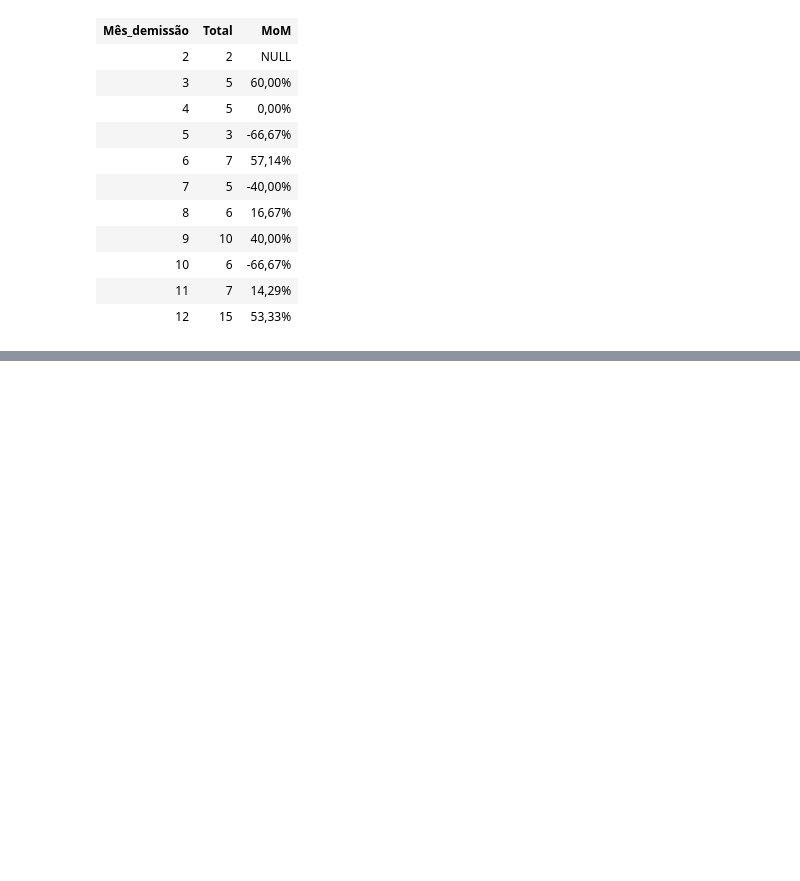
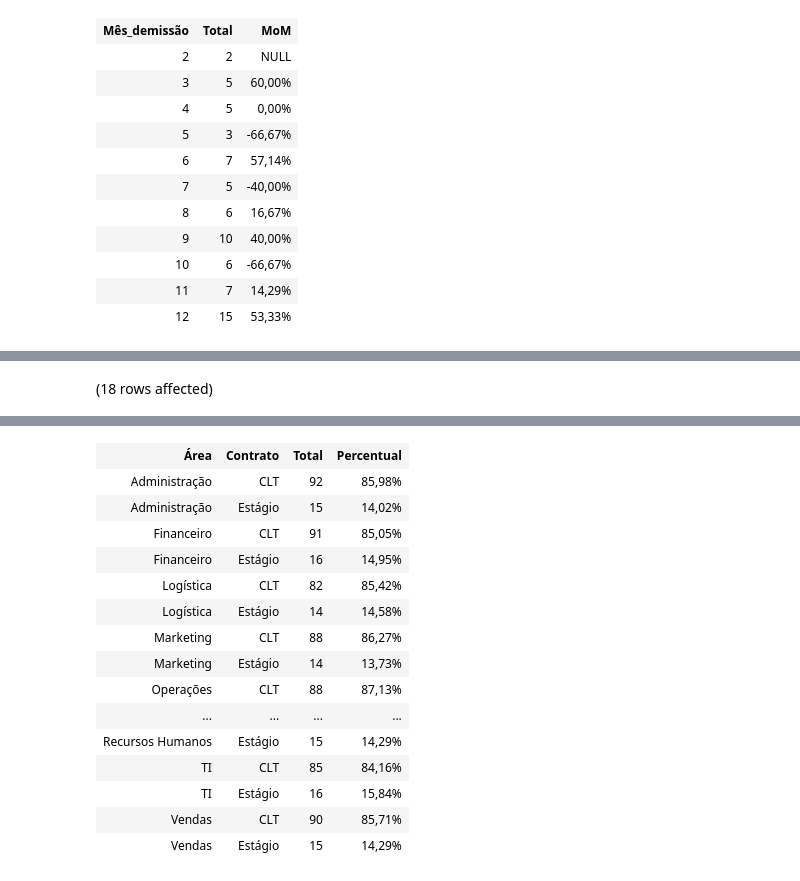
Before and after one commit to AlbertoFAraujo/SQL_People_analytics, a Jupyter notebook: people_analytics_EDA.ipynb, the cells around one changed output, grey strips where cells are left out. Saved outputs shown, nothing was run; the diff lists cells and outputs as text; code cells hidden in the pictures; blank space fills up the shorter version.

```diff
--- a/people_analytics_EDA.ipynb
+++ b/people_analytics_EDA.ipynb
@@ -276,0 +293,12 @@ Total execution time: 00:00:00.015
+# %%
+-- Área vs tipo de contrato e percentual em relação ao total da área
+SELECT
+ Área,
+ Contrato,
+ COUNT(*) AS Total,
+ FORMAT(1.0 * COUNT(*)/SUM(COUNT(*))OVER(PARTITION BY Área),'0.00%') AS Percentual
+FROM baseRH_ativos
+GROUP BY Área, Contrato
+ORDER BY Área ASC
+# %% [output]
+(18 rows affected)
@@ -276,0 +306,16 @@ Total execution time: 00:00:00.015
+| Área | Contrato | Total | Percentual |
+| Administração | CLT | 92 | 85,98% |
+| Administração | Estágio | 15 | 14,02% |
+| Financeiro | CLT | 91 | 85,05% |
+| Financeiro | Estágio | 16 | 14,95% |
+| Logística | CLT | 82 | 85,42% |
+| Logística | Estágio | 14 | 14,58% |
+| Marketing | CLT | 88 | 86,27% |
+| Marketing | Estágio | 14 | 13,73% |
+| Operações | CLT | 88 | 87,13% |
+| ... | ... | ... | ... |
+| Recursos Humanos | Estágio | 15 | 14,29% |
+| TI | CLT | 85 | 84,16% |
+| TI | Estágio | 16 | 15,84% |
+| Vendas | CLT | 90 | 85,71% |
+| Vendas | Estágio | 15 | 14,29% |
```
Also changed, not shown: parts of 4 cells of this notebook.
